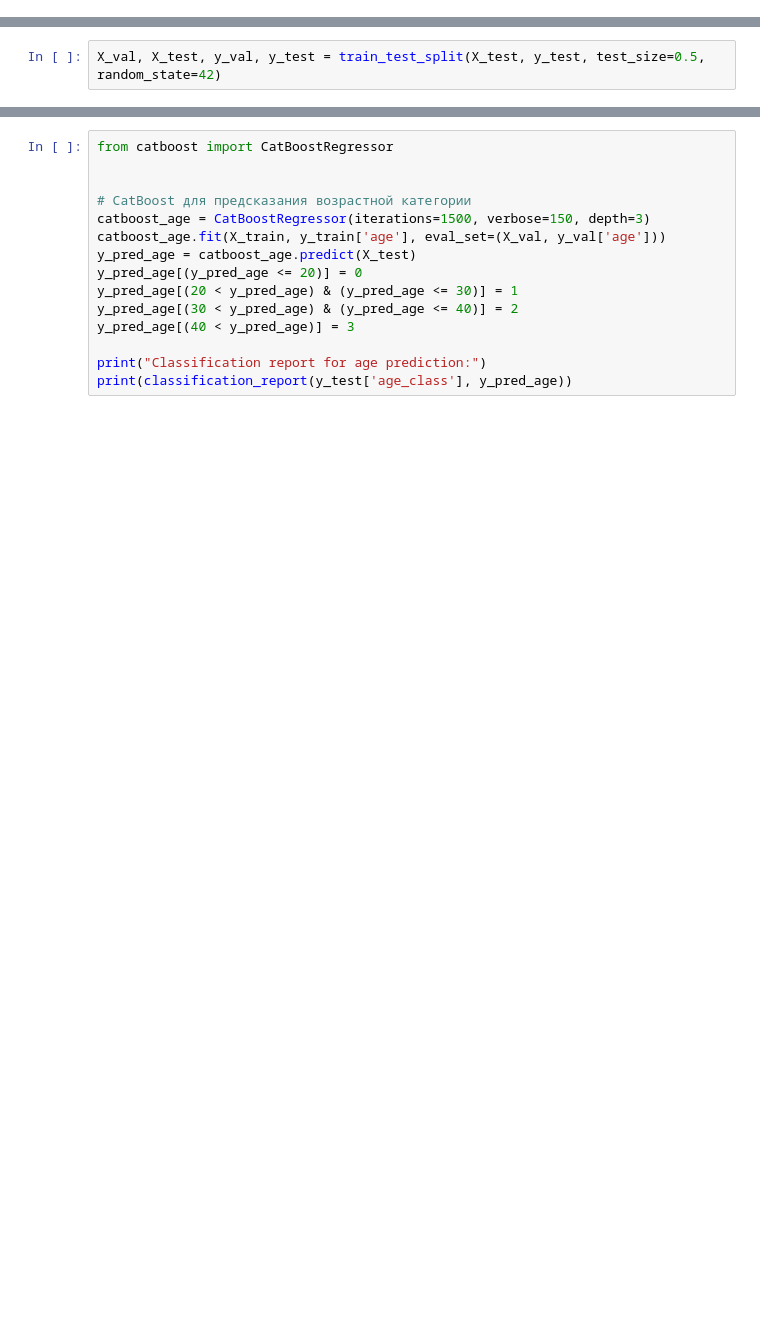
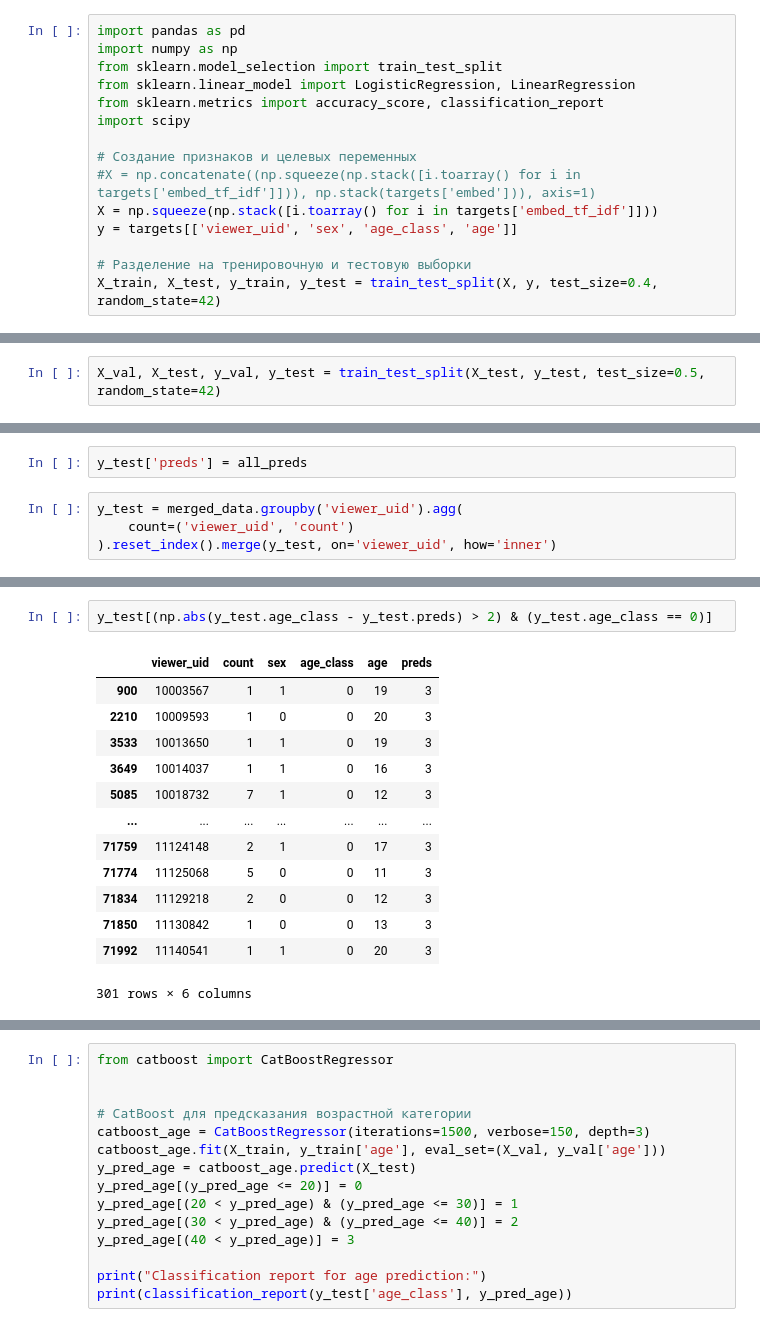
Before and after one commit to Paspasuy/SocDemPrediction, a Jupyter notebook: personal/knifeman/video_embeddings.ipynb, the cells around one changed output, grey strips where cells are left out. Drawn from its saved outputs; the diff is of its cells as text; blank space fills up the shorter version.

```diff
--- a/personal/knifeman/video_embeddings.ipynb
+++ b/personal/knifeman/video_embeddings.ipynb
@@ -235 +337,16 @@ targets.drop(columns=['age']).to_parquet('data/target_embeds-custom_aggregation.
+# %%
+import pandas as pd
+import numpy as np
+from sklearn.model_selection import train_test_split
+from sklearn.linear_model import LogisticRegression, LinearRegression
+from sklearn.metrics import accuracy_score, classification_report
+import scipy
+
+# Создание признаков и целевых переменных
+#X = np.concatenate((np.squeeze(np.stack([i.toarray() for i in targets['embed_tf_idf']])), np.stack(targets['embed'])), axis=1)
+X = np.squeeze(np.stack([i.toarray() for i in targets['embed_tf_idf']]))
+y = targets[['viewer_uid', 'sex', 'age_class', 'age']]
+
+# Разделение на тренировочную и тестовую выборки
+X_train, X_test, y_train, y_test = train_test_split(X, y, test_size=0.4, random_state=42)
 # %%
@@ -332,0 +553,6 @@ weighted avg       0.45      0.46      0.45     36003
+# %%
+y_test['preds'] = all_preds
+# %%
+y_test = merged_data.groupby('viewer_uid').agg(
+    count=('viewer_uid', 'count')
+).reset_index().merge(y_test, on='viewer_uid', how='inner')
@@ -332,0 +573,16 @@ weighted avg       0.45      0.46      0.45     36003
+# %%
+y_test[(np.abs(y_test.age_class - y_test.preds) > 2) & (y_test.age_class == 0)]
+# %% [output]
+|  | viewer_uid | count | sex | age_class | age | preds |
+| 900 | 10003567 | 1 | 1 | 0 | 19 | 3 |
+| 2210 | 10009593 | 1 | 0 | 0 | 20 | 3 |
+| 3533 | 10013650 | 1 | 1 | 0 | 19 | 3 |
+| 3649 | 10014037 | 1 | 1 | 0 | 16 | 3 |
+| 5085 | 10018732 | 7 | 1 | 0 | 12 | 3 |
+| ... | ... | ... | ... | ... | ... | ... |
+| 71759 | 11124148 | 2 | 1 | 0 | 17 | 3 |
+| 71774 | 11125068 | 5 | 0 | 0 | 11 | 3 |
+| 71834 | 11129218 | 2 | 0 | 0 | 12 | 3 |
+| 71850 | 11130842 | 1 | 0 | 0 | 13 | 3 |
+| 71992 | 11140541 | 1 | 1 | 0 | 20 | 3 |
+301 rows × 6 columns
```
Also changed, not shown: parts of 39 cells of this notebook.
